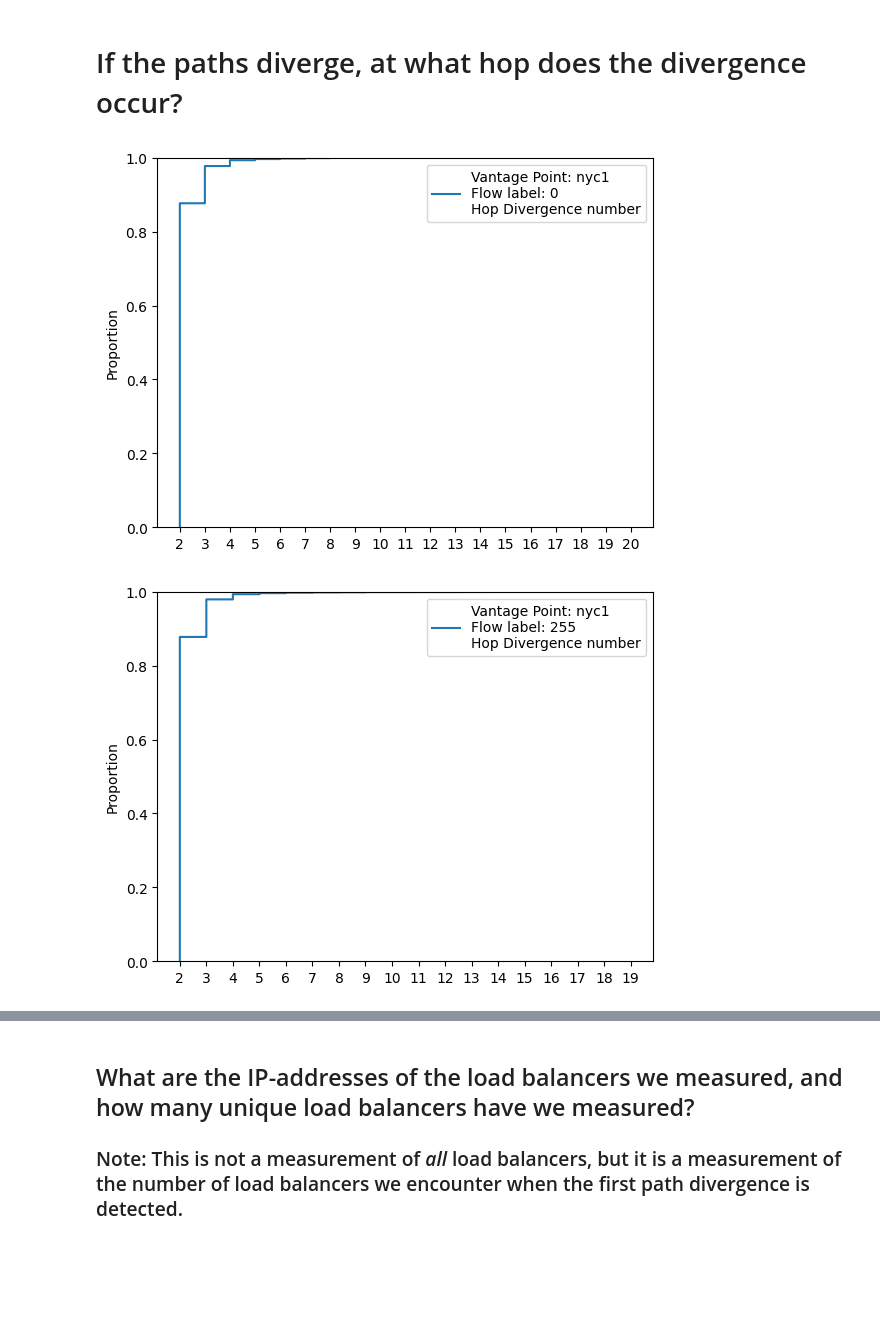
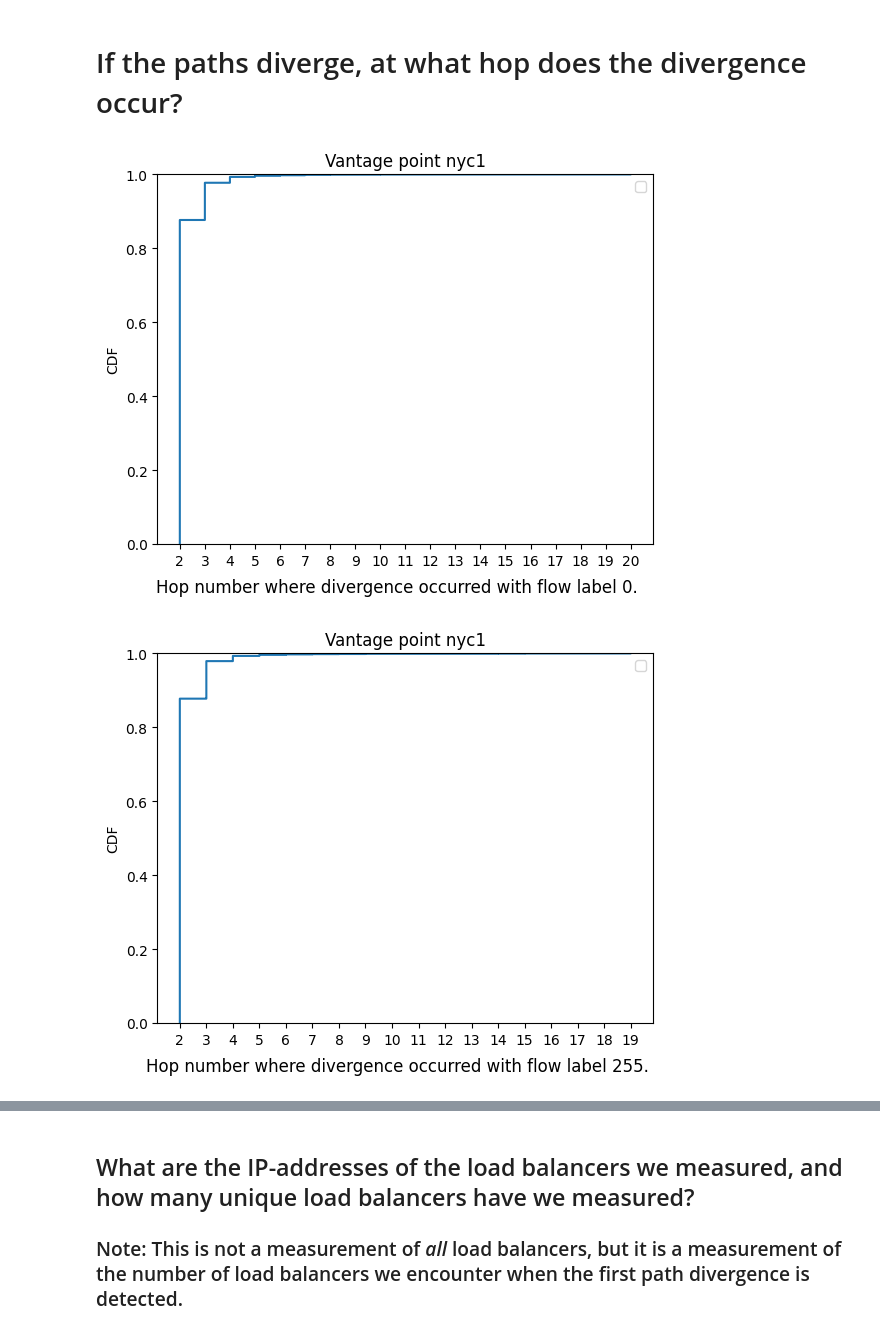
Before and after one commit to meeps44/scripts, a Jupyter notebook: stats/jupyter-notebooks/nyc1.ipynb, the cells around one changed output, grey strips where cells are left out. Saved outputs shown, nothing was run; the diff lists cells and outputs as text; code cells hidden in the pictures; blank space fills up the shorter version.

Commit message:
Fixes to cdf plot

```diff
--- a/stats/jupyter-notebooks/nyc1.ipynb
+++ b/stats/jupyter-notebooks/nyc1.ipynb
@@ -844,33 +853,36 @@ def get_divergence_hop_number(df: pd.DataFrame) -> str:
                 return min(zipped_list[0][i][1], zipped_list[1][i][1])
         except IndexError:
             return longest_list[0][i][1]
     # If we got this far, the hops did not diverge
     return None
 
 for flow_label in FLOW_LABELS:
     divergence_data = list()
     unique_destination_addresses: list = get_unique_destination_addresses(df)
     for dst in unique_destination_addresses:
         dst_df = df[(df["SOURCE_FLOW_LABEL"] == flow_label)
                     & (df["DESTINATION_IP"] == dst)]
         divergence_data.append(
             get_divergence_hop_number(dst_df))
     # Create CDF Plot
     ndiv_count = divergence_data.count(None)
     #res = [int(i) for i in divergence_data if i != None]
     res = list()
     for i in divergence_data:
         if i != None:
             try:
                 hop_num = int(i)
                 res.append(hop_num)
             except ValueError:
                 #print(f"valueError: {i}")
                 pass
-    sns.ecdfplot(data=res, label=f"Vantage Point: {vantage_point}\nFlow label: {flow_label}\nHop Divergence number")
+    sns.ecdfplot(data=res)
     plt.legend()
     plt.xticks(np.arange(min(res), max(res)+1, 1.0))
+    plt.ylabel("CDF")
+    plt.title(f"Vantage point {vantage_point}")
+    plt.figtext(0.5, 0.01, f"Hop number where divergence occurred with flow label {flow_label}.", wrap=True, horizontalalignment='center', fontsize=12)
     plt.show()
 # %% [output]
-[figure, old version]
+[figure, new version]
-[figure, old version]
+[figure, new version]
```
Also changed, not shown: parts of 6 cells of this notebook.
